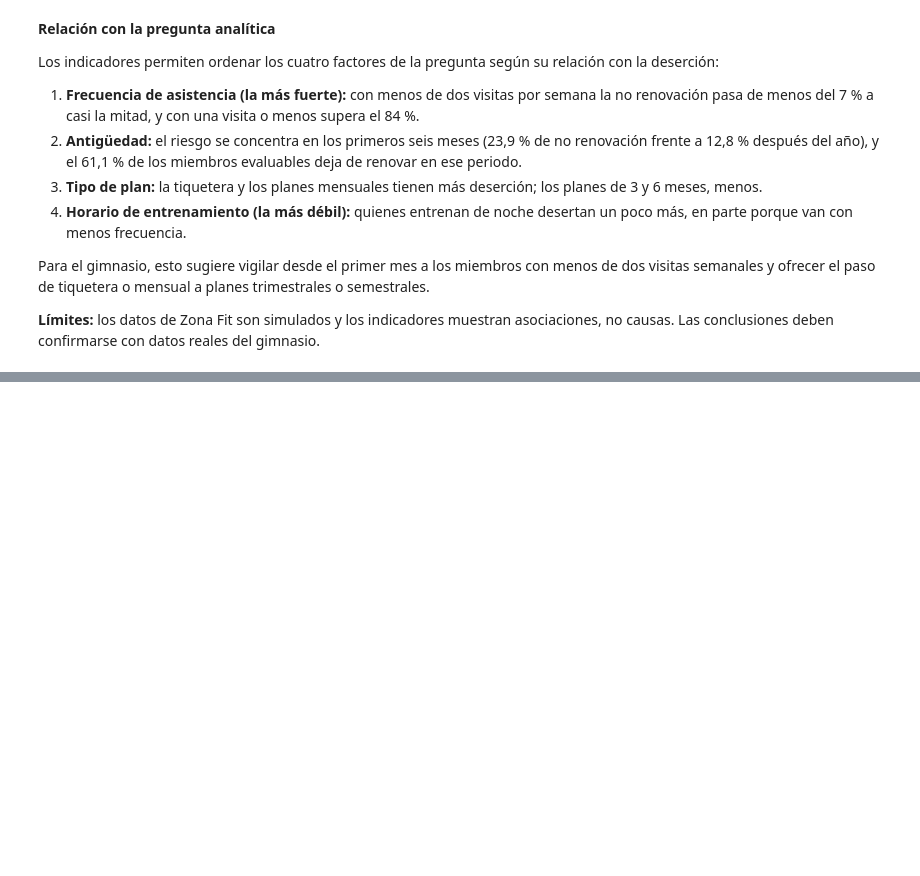
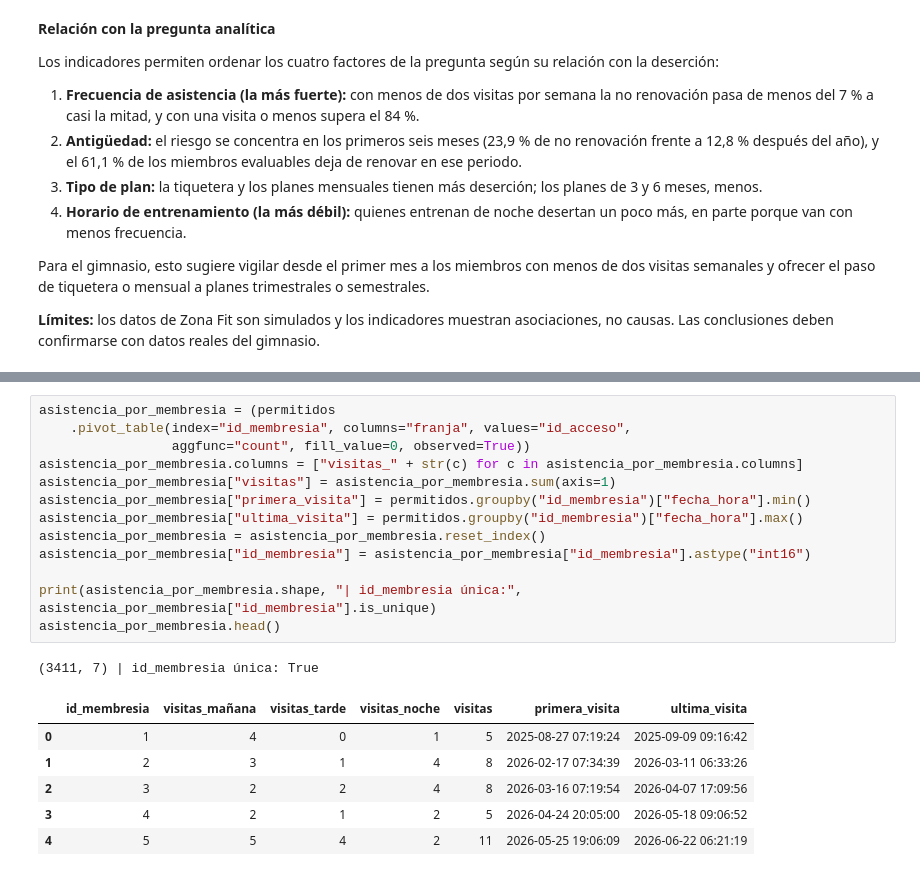
Before and after one commit to juanmejia017/PandasZonafitevolution, a Jupyter notebook: notebooks/data_preparation.ipynb, the cells around one changed output, grey strips where cells are left out. Cells and saved outputs as stored; diff of their text form; blank space fills up the shorter version.

```diff
--- a/notebooks/data_preparation.ipynb
+++ b/notebooks/data_preparation.ipynb
@@ -1282,0 +1377,21 @@ Para el gimnasio, esto sugiere vigilar desde el primer mes a los miembros con me
+# %%
+asistencia_por_membresia = (permitidos
+    .pivot_table(index="id_membresia", columns="franja", values="id_acceso",
+                 aggfunc="count", fill_value=0, observed=True))
+asistencia_por_membresia.columns = ["visitas_" + str(c) for c in asistencia_por_membresia.columns]
+asistencia_por_membresia["visitas"] = asistencia_por_membresia.sum(axis=1)
+asistencia_por_membresia["primera_visita"] = permitidos.groupby("id_membresia")["fecha_hora"].min()
+asistencia_por_membresia["ultima_visita"] = permitidos.groupby("id_membresia")["fecha_hora"].max()
+asistencia_por_membresia = asistencia_por_membresia.reset_index()
+asistencia_por_membresia["id_membresia"] = asistencia_por_membresia["id_membresia"].astype("int16")
+
+print(asistencia_por_membresia.shape, "| id_membresia única:", asistencia_por_membresia["id_membresia"].is_unique)
+asistencia_por_membresia.head()
+# %% [output]
+(3411, 7) | id_membresia única: True
+|  | id_membresia | visitas_mañana | visitas_tarde | visitas_noche | visitas | primera_visita | ultima_visita |
+| 0 | 1 | 4 | 0 | 1 | 5 | 2025-08-27 07:19:24 | 2025-09-09 09:16:42 |
+| 1 | 2 | 3 | 1 | 4 | 8 | 2026-02-17 07:34:39 | 2026-03-11 06:33:26 |
+| 2 | 3 | 2 | 2 | 4 | 8 | 2026-03-16 07:19:54 | 2026-04-07 17:09:56 |
+| 3 | 4 | 2 | 1 | 2 | 5 | 2026-04-24 20:05:00 | 2026-05-18 09:06:52 |
+| 4 | 5 | 5 | 4 | 2 | 11 | 2026-05-25 19:06:09 | 2026-06-22 06:21:19 |
```
Also changed, not shown: parts of 27 cells of this notebook, 14 other files.
